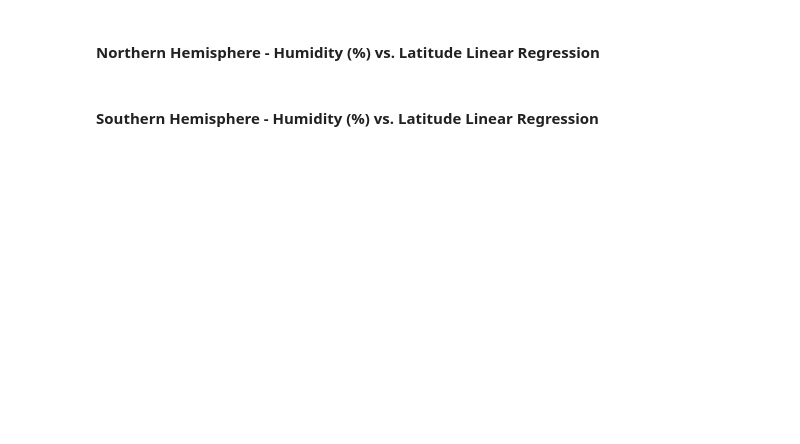
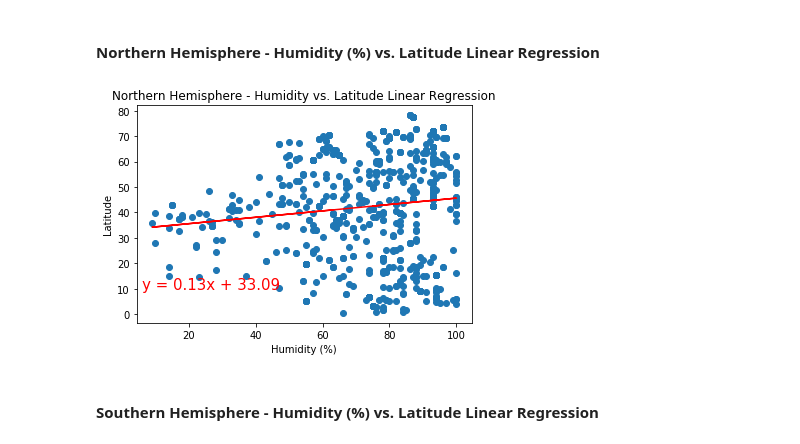
Before and after one commit to msfa12th/python-api-challenge, a Jupyter notebook: WeatherPy/WeatherPy.ipynb, the cells around one changed output. Drawn from its saved outputs; the diff is of its cells as text; code cells hidden in the pictures; blank space fills up the shorter version.

```diff
--- a/WeatherPy/WeatherPy.ipynb
+++ b/WeatherPy/WeatherPy.ipynb
@@ -308,16 +321,18 @@ plt.show()
 # %%
 x_values = northHemisphere_data["humidity"]
 y_values = northHemisphere_data["lat"]
 (slope, intercept, rvalue, pvalue, stderr) = linregress(x_values, y_values)
 regress_values = x_values * slope + intercept
 line_eq = "y = " + str(round(slope,2)) + "x + " + str(round(intercept,2))
 plt.scatter(x_values,y_values)
 plt.plot(x_values,regress_values,"r-")
 plt.annotate(line_eq,(6,10),fontsize=15,color="red")
 plt.xlabel('Humidity (%)')
 plt.ylabel('Latitude')
-plt.title("Northern Hemisphere - Humidity (%) vs. Latitude Linear Regression")
+plt.title("Northern Hemisphere - Humidity vs. Latitude Linear Regression")
 plt.show()
+# %% [output]
+[figure, added]
 # %% [markdown]
 ####  Southern Hemisphere - Humidity (%) vs. Latitude Linear Regression
 # %%
```
Also changed, not shown: parts of 20 cells of this notebook, 7 other files.
